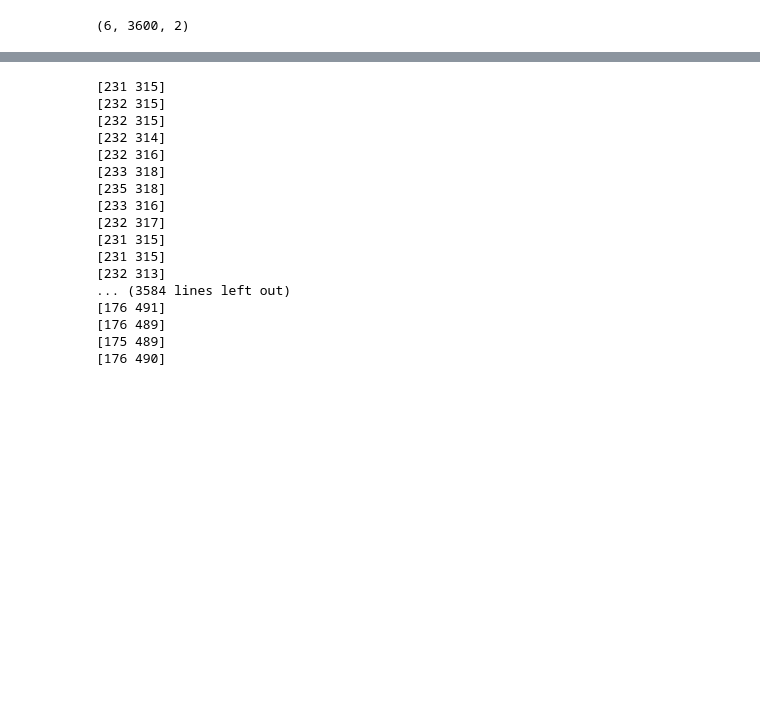
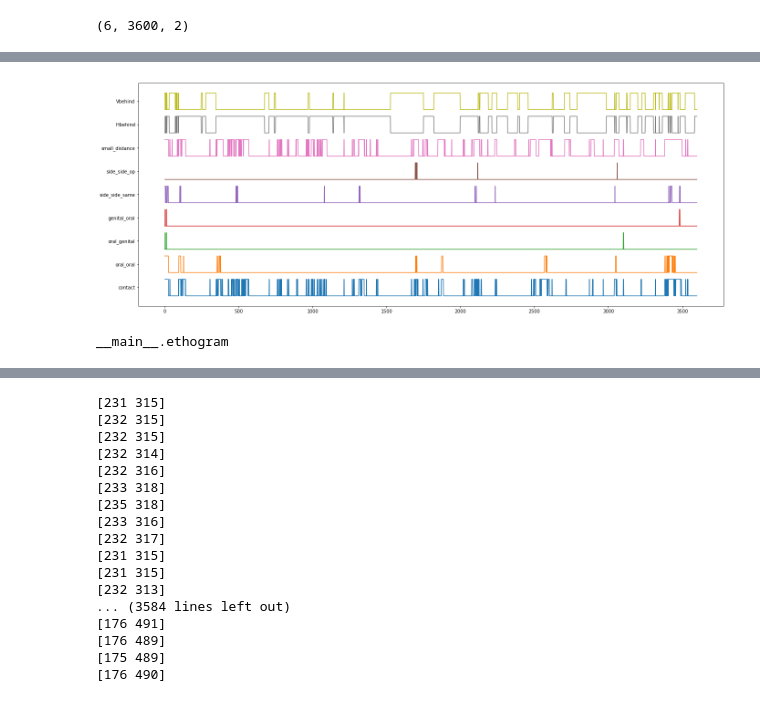
Before and after one commit to melisamc89/social_interaction, a Jupyter notebook: src/ethogram_parameters.ipynb, the cells around one changed output, grey strips where cells are left out. Drawn from its saved outputs; the diff is of its cells as text; code cells hidden in the pictures; blank space fills up the shorter version.

Commit message:
built statis ethogram

```diff
--- a/src/ethogram_parameters.ipynb
+++ b/src/ethogram_parameters.ipynb
@@ -365,6 +491,4 @@ model1 = mouse_temporal_model(tracking = tracking1)
 model2 = mouse_temporal_model(tracking = tracking2)
 # %%
 frame_n = 1000
-parameters = get_model_static_parameters(shape_model1 = model1.shape_model[frame_n], shape_model2= model2.shape_model[frame_n])
-
-print(parameters.t1t2)
+parameters = [get_model_static_parameters(shape_model1 = model1.shape_model[frame_n], shape_model2= model2.shape_model[frame_n]) for frame_n in range(3600)]
@@ -372,0 +582,13 @@ print(parameters.t1t2)
+# %%
+interactions = np.array([np.array(list(static_ethogram(parameters[frame_n]).values())) for frame_n in range(3600)])
+fig, ax = plt.subplots(figsize=(23, 9))
+tickpos = [1.4*a for a in range(interactions.shape[1])]
+ax.plot(interactions + tickpos);
+ax.set_yticks(np.array(tickpos)+ 0.5)
+ax.set_yticklabels(fields);
+# %% [output]
+[figure, added]
+# %%
+interaction[0]
+# %% [output]
+__main__.ethogram
```
Also changed, not shown: parts of 20 cells of this notebook.
